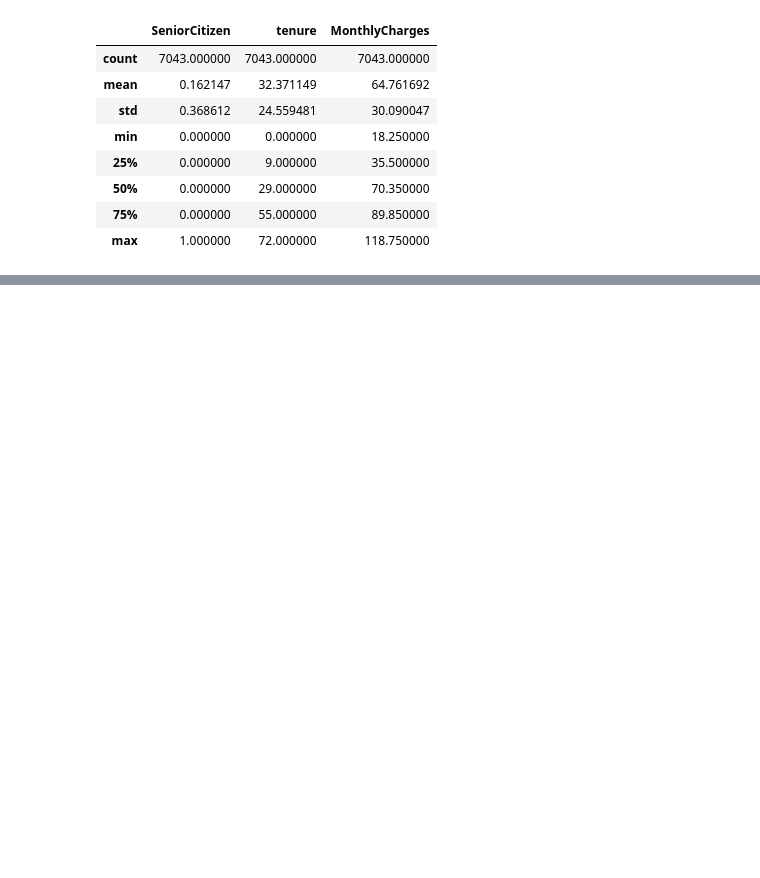
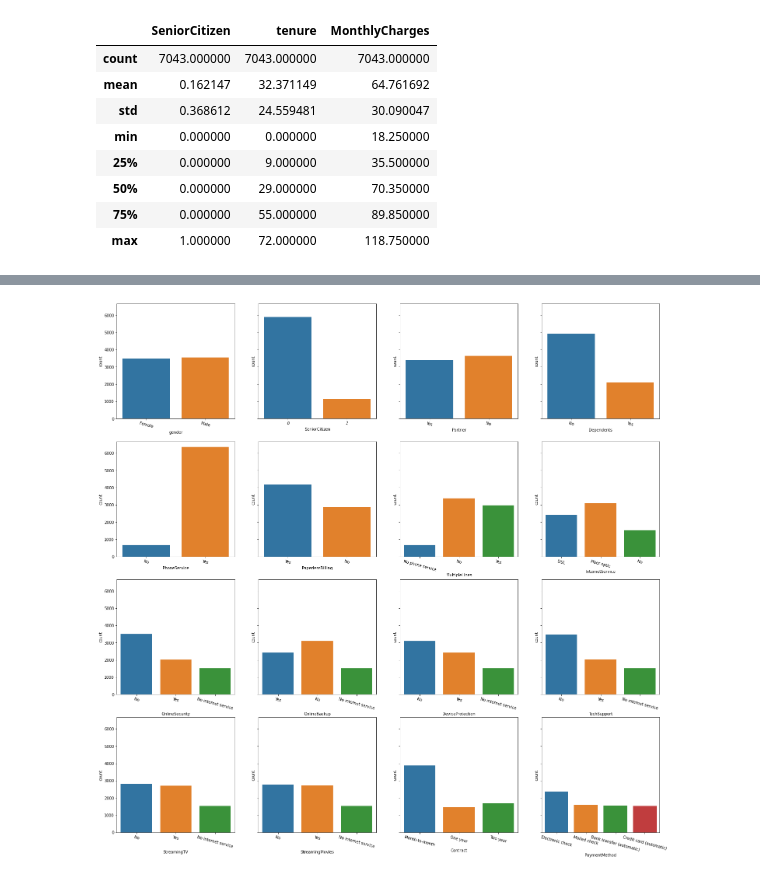
Before and after one commit to alecngai/19_Churn_Prediction, a Jupyter notebook: Analysis.ipynb, the cells around one changed output, grey strips where cells are left out. Cells and saved outputs as stored; diff of their text form; code cells hidden in the pictures; blank space fills up the shorter version.

```diff
--- a/Analysis.ipynb
+++ b/Analysis.ipynb
@@ -39,0 +66,5 @@ df.describe()
+# %%
+# Converting TotalCharges to a numerical value
+
+df.TotalCharges = pd.to_numeric(df.TotalCharges, errors='coerce')
+df[df.isna().any(axis=1)]
@@ -39,0 +85,14 @@ df.describe()
+# %%
+df.dropna(inplace=True)
+# %%
+columns = df.columns
+binarycol = []
+nonbinarycol = []
+
+for col in columns:
+    if df[col].value_counts().shape[0] == 2:
+        binarycol.append(col)
+    elif df[col].value_counts().shape[0] <= 4:
+        nonbinarycol.append(col)
+
+binarycol
@@ -39,0 +140,15 @@ df.describe()
+# %%
+uniquecol = binarycol + nonbinarycol
+uniquecol.remove("Churn")
+# %%
+fig, axes = plt.subplots(4, 4, figsize=(25, 25), sharey=True)
+counter = 0
+
+for i in range(4):
+    for j in range(4):
+        chart = sns.countplot(uniquecol[counter], data=df, ax=axes[i,j])
+        chart.set_xticklabels(chart.get_xticklabels(), rotation=-15)
+
+        counter += 1
+# %% [output]
+[figure, added]
```
Also changed, not shown: parts of 15 cells of this notebook.
